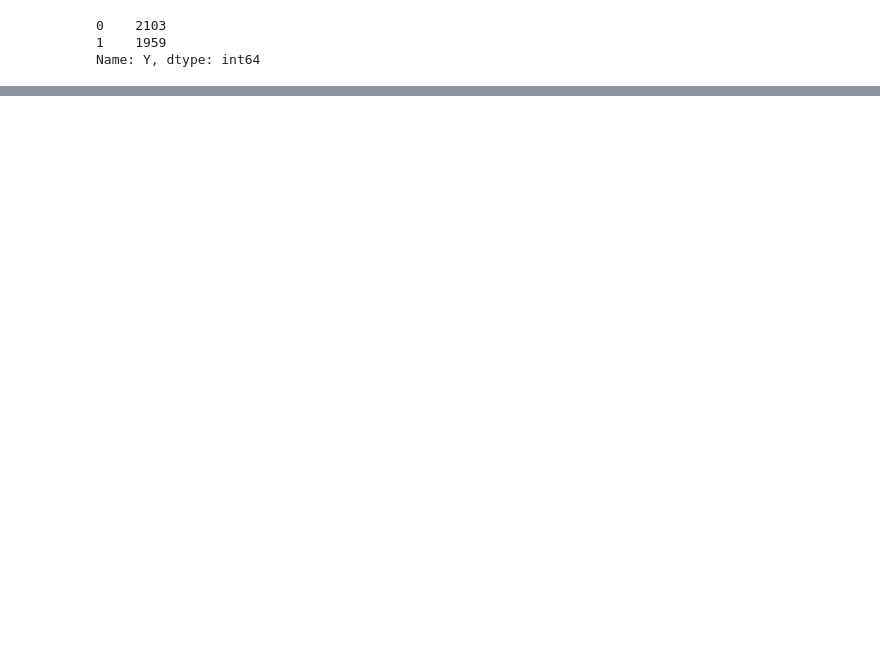
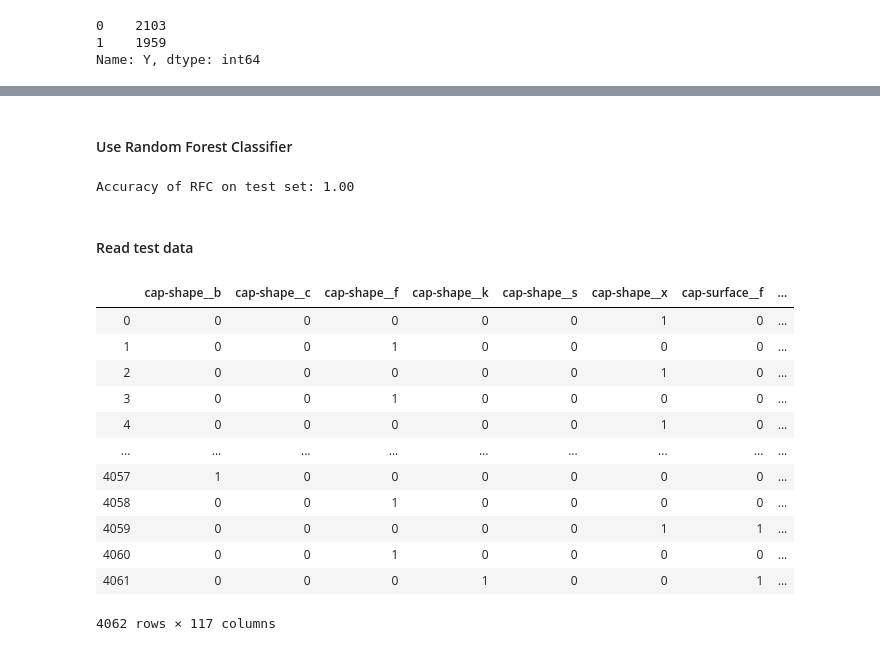
Before and after one commit to writeforfun/Mushroom, a Jupyter notebook: mushroom.ipynb, the cells around one changed output, grey strips where cells are left out. Drawn from its saved outputs; the diff is of its cells as text; code cells hidden in the pictures; blank space fills up the shorter version.

```diff
--- a/mushroom.ipynb
+++ b/mushroom.ipynb
@@ -100,3 +110,0 @@ pandas.core.indexes.base.Index
-# %%
-for feature in X.columns:
-    print(X[feature].value_counts())
@@ -120,0 +129,35 @@ Name: habitat, dtype: int64
+# %% [markdown]
+#### Use Random Forest Classifier
+# %%
+RFC = RandomForestClassifier()
+RFC.fit(train_X, train_y)
+y_pred_RFC = RFC.predict(val_X)
+print('Accuracy of RFC on test set: {:.2f}'.format(RFC.score(val_X, val_y)))
+# %% [output]
+Accuracy of RFC on test set: 1.00
+# %% [markdown]
+#### Read test data
+# %%
+test_data = pd.read_csv('test.tsv', sep='\t')
+test_X = test_data.drop('id', 1)
+# %%
+for feature in test_X:
+    dummies = pd.get_dummies(test_X[feature],prefix=feature+"_")
+    test_X = test_X.drop(feature, 1)
+    test_X = pd.concat([test_X, dummies], axis=1)
+# %%
+test_X
+# %% [output]
+|  | cap-shape__b | cap-shape__c | cap-shape__f | cap-shape__k | cap-shape__s | cap-shape__x | cap-surface__f | ... |
+| 0 | 0 | 0 | 0 | 0 | 0 | 1 | 0 | ... |
+| 1 | 0 | 0 | 1 | 0 | 0 | 0 | 0 | ... |
+| 2 | 0 | 0 | 0 | 0 | 0 | 1 | 0 | ... |
+| 3 | 0 | 0 | 1 | 0 | 0 | 0 | 0 | ... |
+| 4 | 0 | 0 | 0 | 0 | 0 | 1 | 0 | ... |
+| ... | ... | ... | ... | ... | ... | ... | ... | ... |
+| 4057 | 1 | 0 | 0 | 0 | 0 | 0 | 0 | ... |
+| 4058 | 0 | 0 | 1 | 0 | 0 | 0 | 0 | ... |
+| 4059 | 0 | 0 | 0 | 0 | 0 | 1 | 1 | ... |
+| 4060 | 0 | 0 | 1 | 0 | 0 | 0 | 0 | ... |
+| 4061 | 0 | 0 | 0 | 1 | 0 | 0 | 1 | ... |
+4062 rows × 117 columns
```
Also changed, not shown: parts of 27 cells of this notebook, 2 other files.
